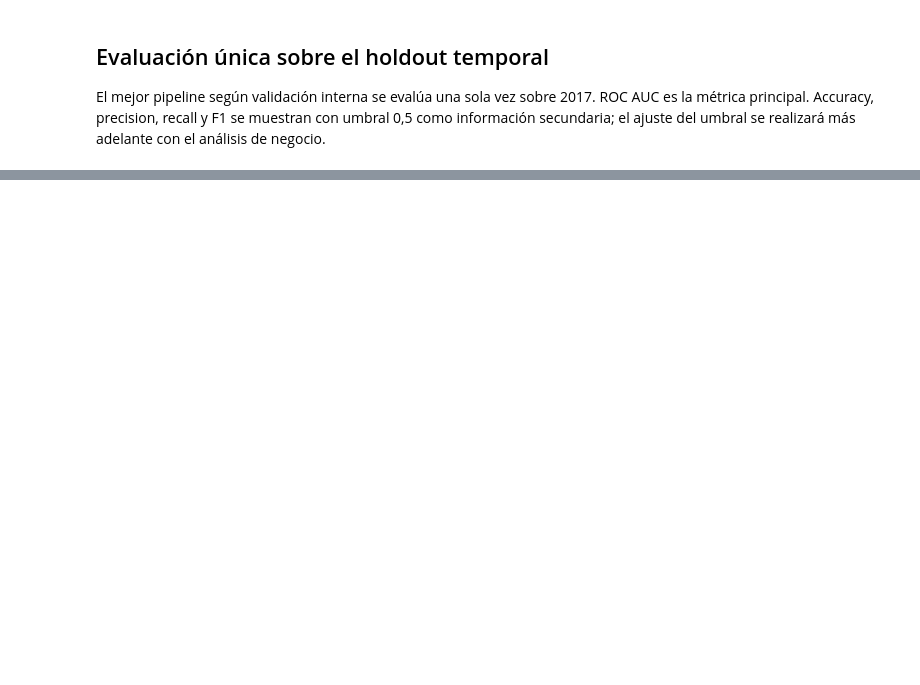
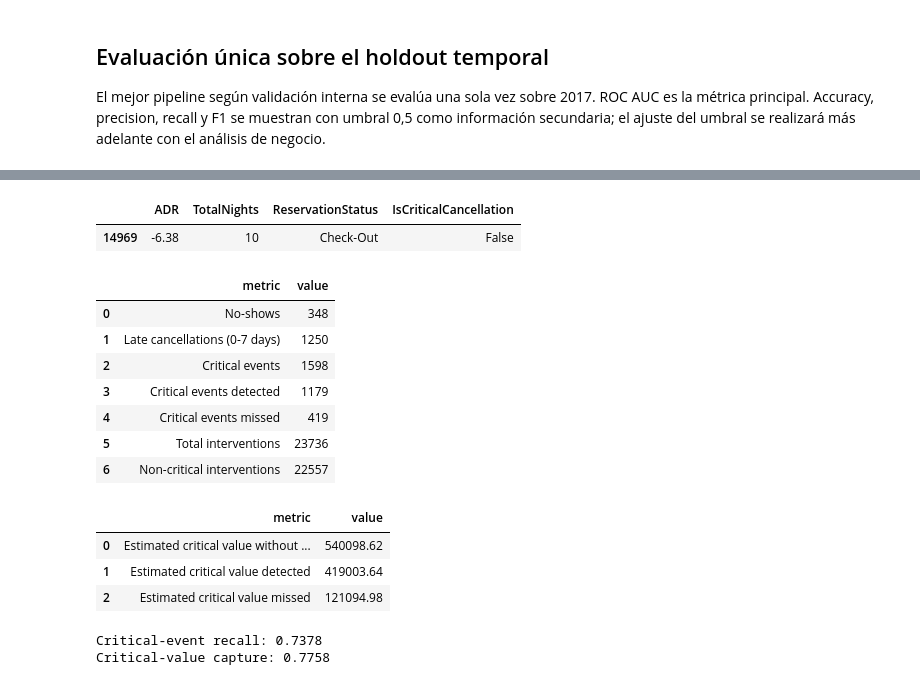
Before and after one commit to Lithium582/Obligatorio2026, a Jupyter notebook: notebooks/04_baseline_logistic_regression.ipynb, the cells around one changed output, grey strips where cells are left out. Cells and saved outputs as stored; diff of their text form; code cells hidden in the pictures; blank space fills up the shorter version.

Commit message:
Modelo baseline y análisis de costos primario

```diff
--- a/notebooks/04_baseline_logistic_regression.ipynb
+++ b/notebooks/04_baseline_logistic_regression.ipynb
@@ -200,0 +295,67 @@ Este resultado será la referencia para medir el aporte posterior de Feature Eng
+# %%
+business_validation["TotalNights"] = (
+    business_validation["StaysInWeekendNights"]
+    + business_validation["StaysInWeekNights"]
+)
+business_validation["EconomicValueEligible"] = (
+    business_validation["ADR"].ge(0) & business_validation["ADR"].ne(5400)
+)
+business_validation["EstimatedBookingValue"] = np.where(
+    business_validation["EconomicValueEligible"],
+    business_validation["ADR"] * business_validation["TotalNights"],
+    np.nan,
+)
+
+excluded_economic_records = business_validation.loc[
+    ~business_validation["EconomicValueEligible"],
+    ["ADR", "TotalNights", "ReservationStatus", "IsCriticalCancellation"],
+]
+display(excluded_economic_records)
+# %% [output]
+|  | ADR | TotalNights | ReservationStatus | IsCriticalCancellation |
+| 14969 | -6.38 | 10 | Check-Out | False |
+# %%
+critical_event_summary = pd.DataFrame([
+    {"metric": "No-shows", "value": business_validation["IsNoShow"].sum()},
+    {"metric": "Late cancellations (0-7 days)", "value": business_validation["IsLateCancellation"].sum()},
+    {"metric": "Critical events", "value": business_validation["IsCriticalCancellation"].sum()},
+    {"metric": "Critical events detected", "value": (business_validation["IsCriticalCancellation"] & business_validation["PredictedCancellation"].eq(1)).sum()},
+    {"metric": "Critical events missed", "value": (business_validation["IsCriticalCancellation"] & business_validation["PredictedCancellation"].eq(0)).sum()},
+    {"metric": "Total interventions", "value": business_validation["PredictedCancellation"].sum()},
+    {"metric": "Non-critical interventions", "value": (~business_validation["IsCriticalCancellation"] & business_validation["PredictedCancellation"].eq(1)).sum()},
+])
+
+critical_mask = business_validation["IsCriticalCancellation"]
+detected_critical_mask = critical_mask & business_validation["PredictedCancellation"].eq(1)
+missed_critical_mask = critical_mask & business_validation["PredictedCancellation"].eq(0)
+economic_summary = pd.DataFrame([
+    {"metric": "Estimated critical value without model", "value": business_validation.loc[critical_mask, "EstimatedBookingValue"].sum()},
+    {"metric": "Estimated critical value detected", "value": business_validation.loc[detected_critical_mask, "EstimatedBookingValue"].sum()},
+    {"metric": "Estimated critical value missed", "value": business_validation.loc[missed_critical_mask, "EstimatedBookingValue"].sum()},
+])
+
+critical_recall = detected_critical_mask.sum() / critical_mask.sum()
+critical_value_capture = (
+    economic_summary.loc[economic_summary["metric"].eq("Estimated critical value detected"), "value"].iloc[0]
+    / economic_summary.loc[economic_summary["metric"].eq("Estimated critical value without model"), "value"].iloc[0]
+)
+
+display(critical_event_summary)
+display(economic_summary.round(2))
+print(f"Critical-event recall: {critical_recall:.4f}")
+print(f"Critical-value capture: {critical_value_capture:.4f}")
+# %% [output]
+|  | metric | value |
+| 0 | No-shows | 348 |
+| 1 | Late cancellations (0-7 days) | 1250 |
+| 2 | Critical events | 1598 |
+| 3 | Critical events detected | 1179 |
+| 4 | Critical events missed | 419 |
+| 5 | Total interventions | 23736 |
+| 6 | Non-critical interventions | 22557 |
+|  | metric | value |
+| 0 | Estimated critical value without ... | 540098.62 |
+| 1 | Estimated critical value detected | 419003.64 |
+| 2 | Estimated critical value missed | 121094.98 |
+Critical-event recall: 0.7378
+Critical-value capture: 0.7758
```
Also changed, not shown: parts of 14 cells of this notebook, 1 other file.
